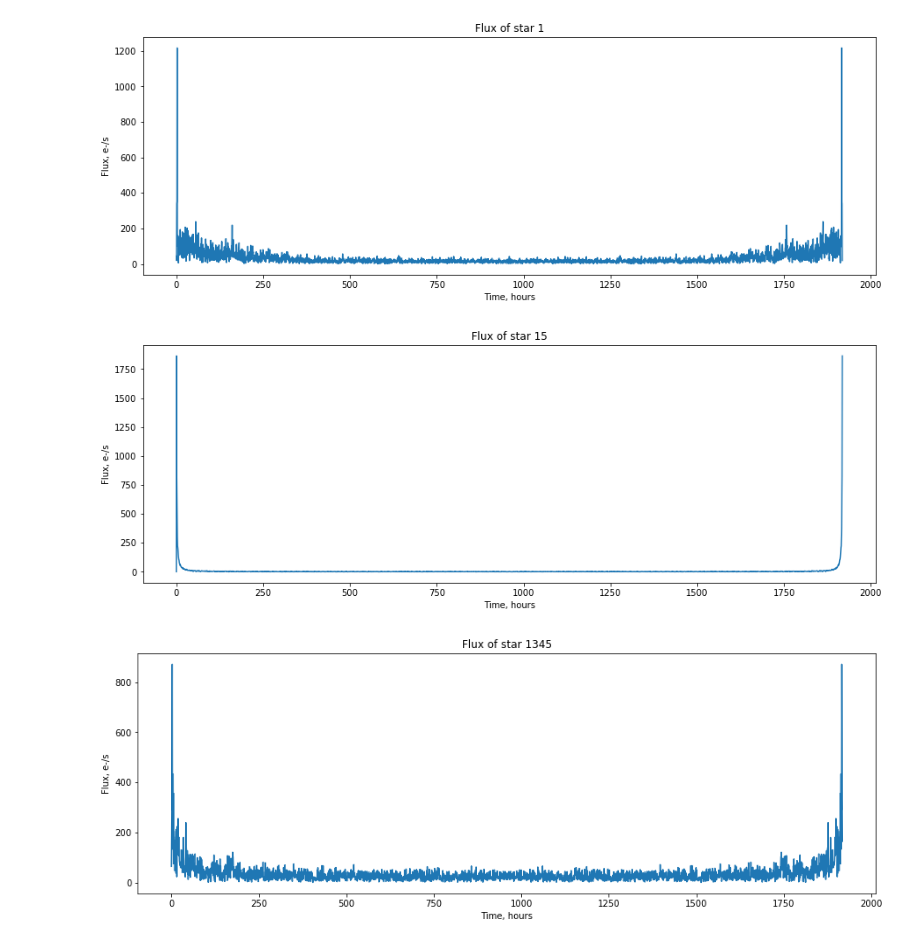
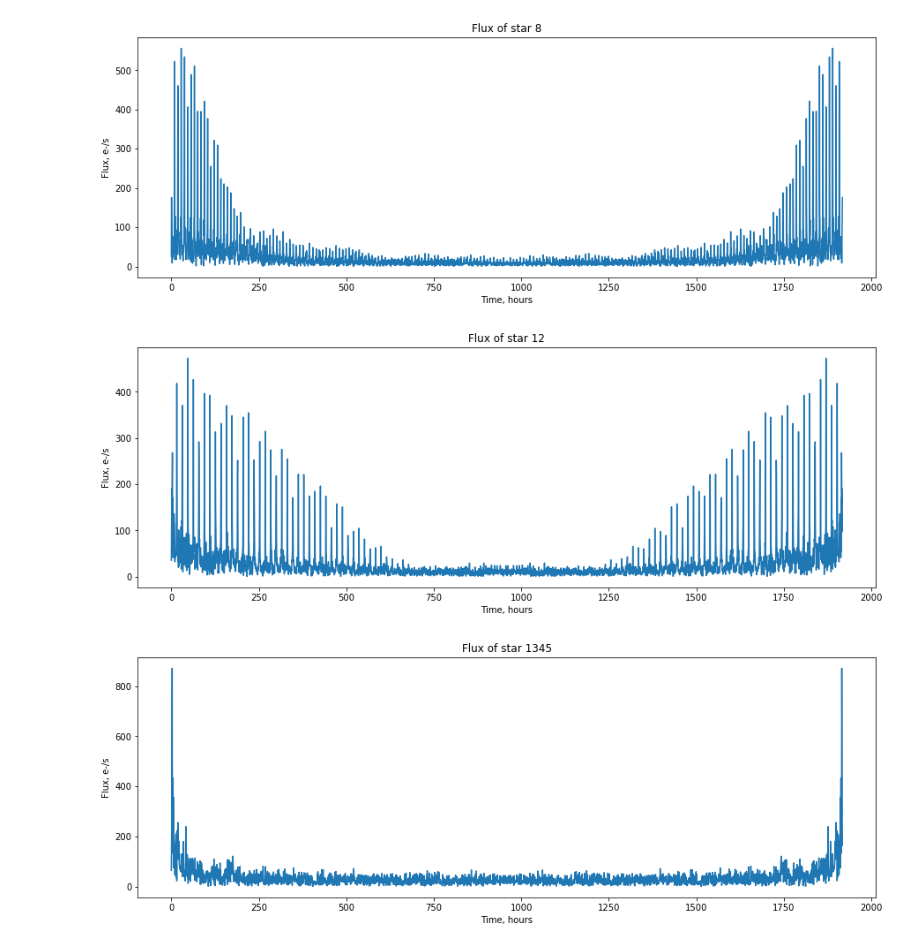
Before and after one commit to herruzojm/ExoplanetIA, a Jupyter notebook: src/prototipos/perceptron_fourier.ipynb, the cells around one changed output. Drawn from its saved outputs; the diff is of its cells as text; code cells hidden in the pictures.

```diff
--- a/src/prototipos/perceptron_fourier.ipynb
+++ b/src/prototipos/perceptron_fourier.ipynb
@@ -32,10 +32,10 @@ serie = pd.Series(df_train_x)
 df_train = pd.DataFrame(serie.values.tolist())
 df_train.insert(0, 'LABEL', df_train_y)
 # %%
-show_flux_plot(df_train.drop('LABEL', axis = 1), [0, 14])
+show_flux_plot(df_train.drop('LABEL', axis = 1), [7, 11])
 # %% [output]
-[figure, old version]
+[figure, new version]
-[figure, old version]
+[figure, new version]
 # %%
 show_flux_plot(df_train.drop('LABEL', axis = 1), [1344, 2499])
 # %% [output]
```
Also changed, not shown: parts of 1 cell of this notebook, 12 other files.
